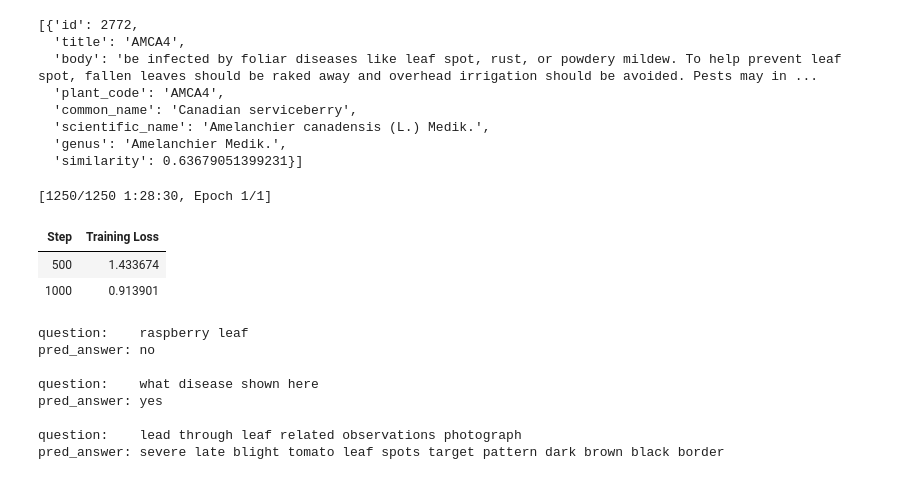
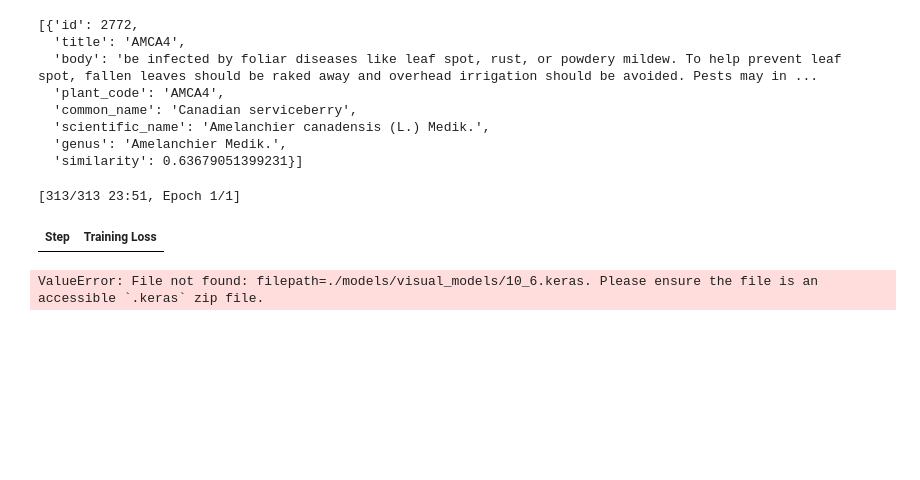
Before and after one commit to KylerYohnPsu/PlantQA, a Jupyter notebook: train_response_model.ipynb, the cells around one changed output. Cells and saved outputs as stored; diff of their text form; code cells hidden in the pictures; blank space fills up the shorter version.

Commit message:
Adds end to end training scaffolding

```diff
--- a/train_response_model.ipynb
+++ b/train_response_model.ipynb
@@ -78,35 +78,26 @@ retriever.retrieve("how do I treat leaf spot")[:1]
   'genus': 'Amelanchier Medik.',
   'similarity': 0.63679051399231}]
 # %%
-train_sample = (plant_expert_vqa_TRAIN.drop_duplicates(subset=["question_text", "answer"]).sample(20000, random_state=0))
+train_sample = (plant_expert_vqa_TRAIN.drop_duplicates(subset=["question_text", "answer"]).sample(5000, random_state=0))
 # %%
 model = ResponseModel(lora=True)
 # %%
 model.train_model(train_sample, retriever=None, epochs=1,
-                  out="./models/response_models/10_6")
+                  out="./models/response_models/10_9")
 # %% [output]
-[1250/1250 1:28:30, Epoch 1/1]
+[313/313 23:51, Epoch 1/1]
 | Step | Training Loss |
-| 500 | 1.433674 |
-| 1000 | 0.913901 |
 # %%
 visual_model = VisualModel.load("./models/visual_models/10_6.keras",
                                 "./models/visual_models/10_6_classes.json")
-response_model = ResponseModel(adapter="./models/response_models/10_6")
+response_model = ResponseModel(adapter="./models/response_models/10_9")
 agent = NLPAgent(retriever=retriever, response_model=response_model, visual_model=visual_model)
 
 for row in plant_expert_vqa_VAL.sample(3, random_state=0).itertuples():
     image = img_pre.load_image(row.image_path)
     answer = agent.ask_question(image=image, question=row.question_text)
 
-    print(f"question:    {row.question_text}")
+    print(f"question: {row.question_text}")
     print(f"pred_answer: {answer[:180]}\n")
 # %% [output]
-question:    raspberry leaf
-pred_answer: no
-
-question:    what disease shown here
-pred_answer: yes
-
-question:    lead through leaf related observations photograph
-pred_answer: severe late blight tomato leaf spots target pattern dark brown black border
+ValueError: File not found: filepath=./models/visual_models/10_6.keras. Please ensure the file is an accessible `.keras` zip file.
```
Also changed, not shown: parts of 2 cells of this notebook, 1 other file.
